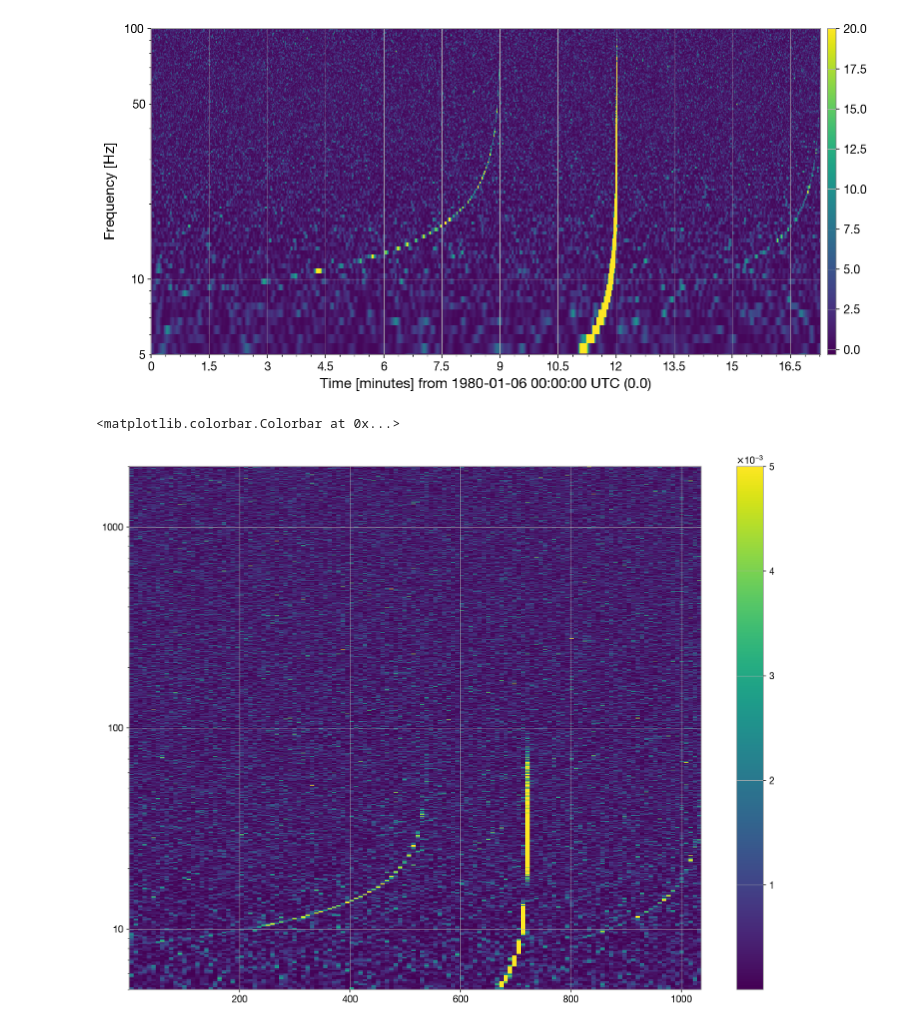
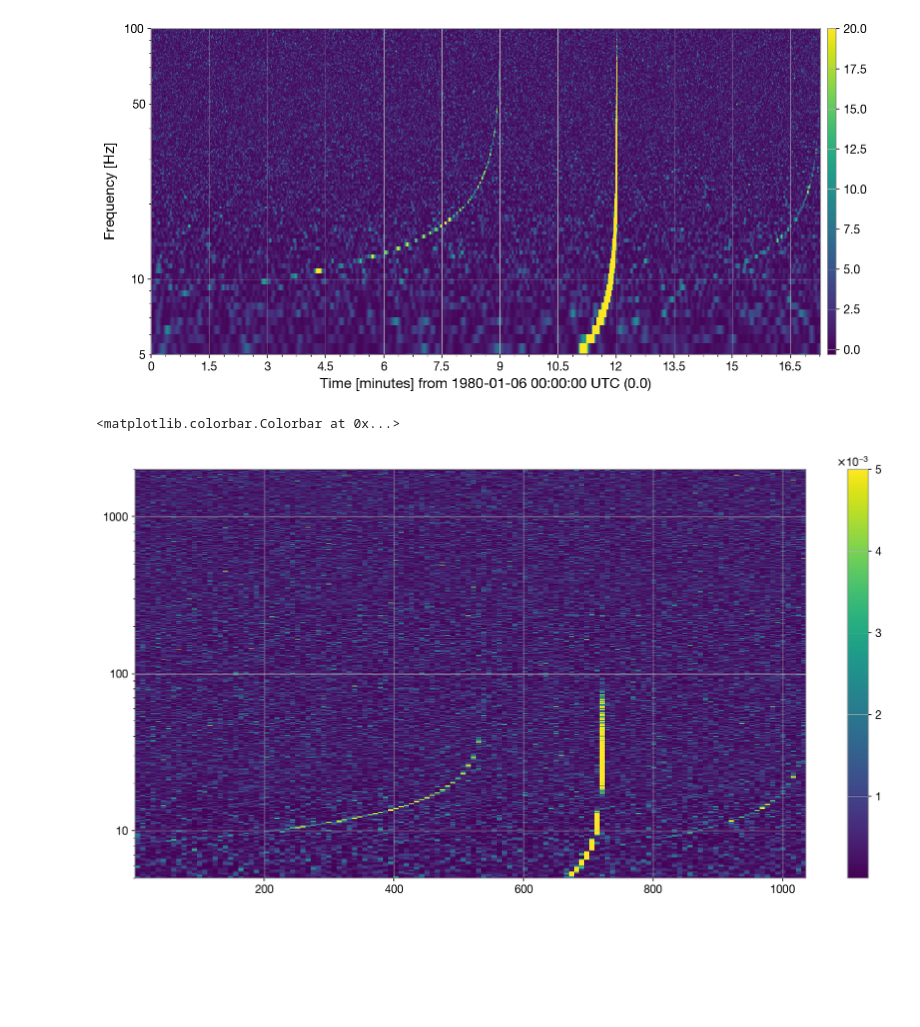
Before and after one commit to farr/XGSpectrogram, a Jupyter notebook: spectrograms.ipynb, the cells around one changed output. Drawn from its saved outputs; the diff is of its cells as text; code cells hidden in the pictures; blank space fills up the shorter version.

```diff
--- a/spectrograms.ipynb
+++ b/spectrograms.ipynb
@@ -88,11 +88,11 @@ ax.set_ylim(5, 100)
 (5, 100)
 [figure]
 # %%
-plt.figure(figsize=(16, 12))
+plt.figure(figsize=(16, 8))
 plt.specgram(h_timeseries.whiten(), Fs=srate, vmax=.005, NFFT=int(8*srate), scale='linear')
 plt.gca().set_yscale('log')
 plt.ylim(5, 2e3)
 plt.colorbar()
 # %% [output]
 <matplotlib.colorbar.Colorbar at 0x...>
-[figure, old version]
+[figure, new version]
```
